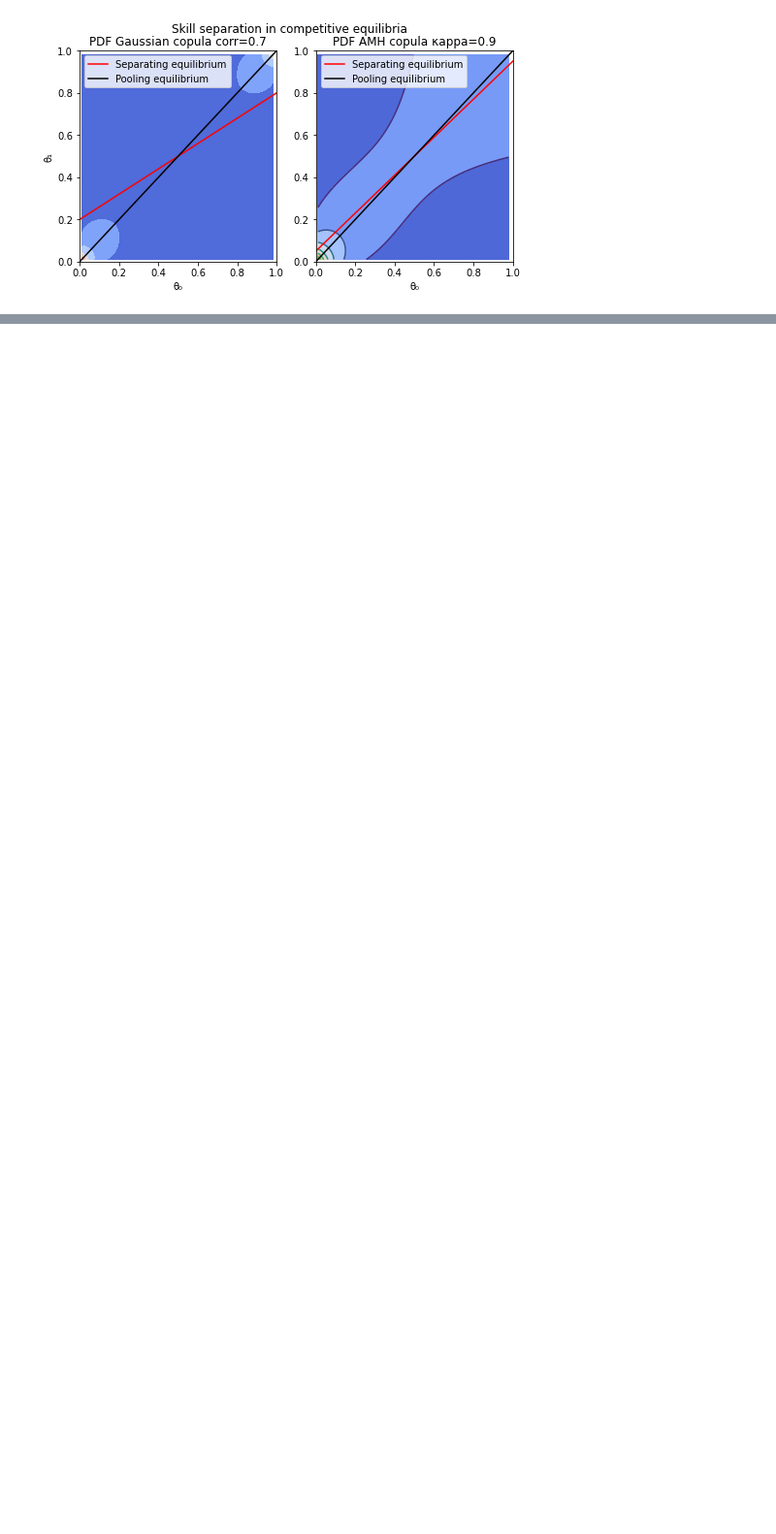
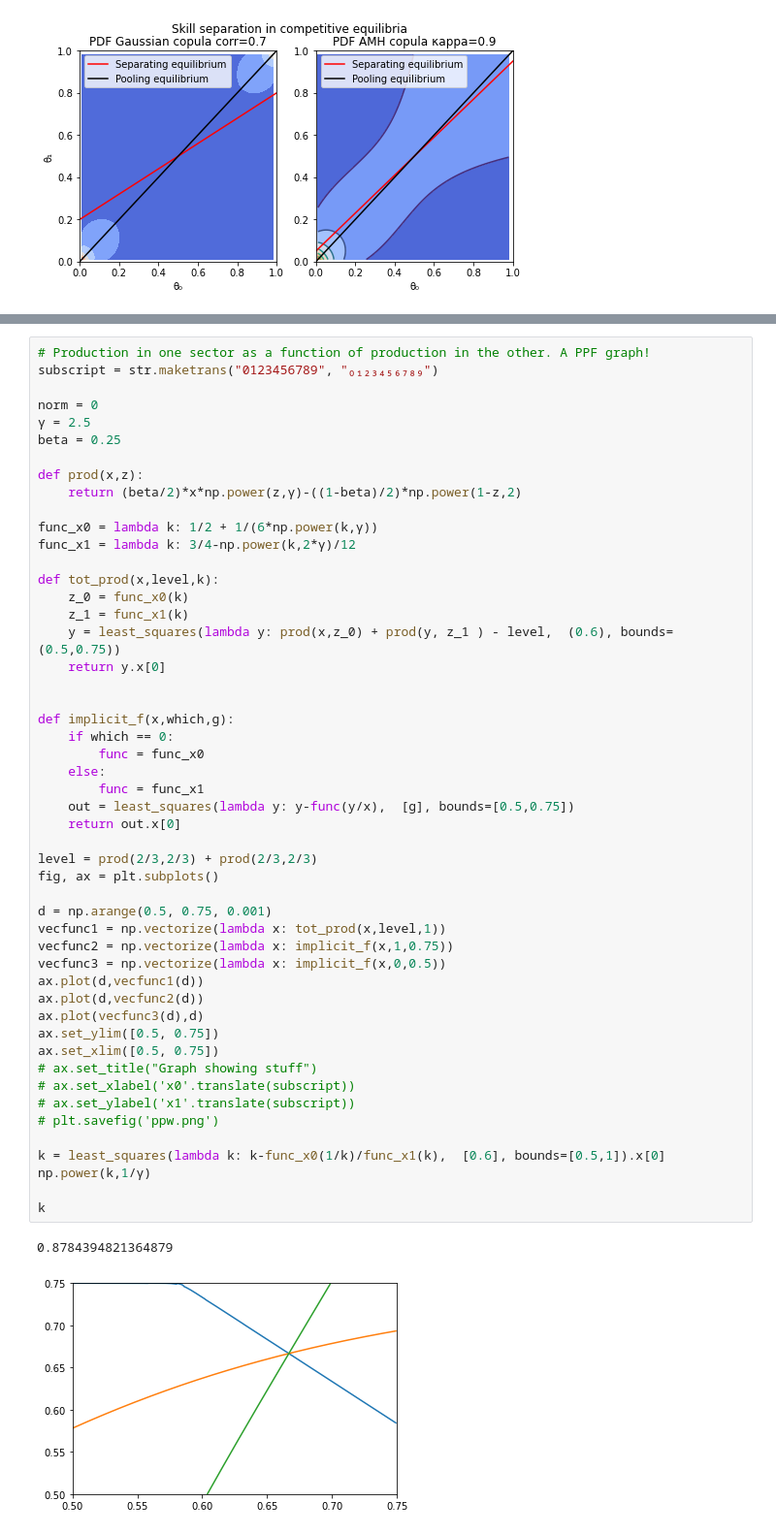
Before and after one commit to pwikman/general_equilibrium, a Jupyter notebook: calcs.ipynb, the cells around one changed output, grey strips where cells are left out. Shown: that part at 97% size. Drawn from its saved outputs; the diff is of its cells as text; blank space fills up the shorter version.

```diff
--- a/calcs.ipynb
+++ b/calcs.ipynb
@@ -299,3 +444,56 @@ plt.savefig('amheq.png')
+# %%
+# Production in one sector as a function of production in the other. A PPF graph!
+subscript = str.maketrans("0123456789", "₀₁₂₃₄₅₆₇₈₉")
+
+norm = 0
+γ = 2.5
+beta = 0.25
+
+def prod(x,z):
+    return (beta/2)*x*np.power(z,γ)-((1-beta)/2)*np.power(1-z,2)
+
+func_x0 = lambda k: 1/2 + 1/(6*np.power(k,γ))
+func_x1 = lambda k: 3/4-np.power(k,2*γ)/12
+
+def tot_prod(x,level,k):
+    z_0 = func_x0(k)
+    z_1 = func_x1(k)
+    y = least_squares(lambda y: prod(x,z_0) + prod(y, z_1 ) - level,  (0.6), bounds=(0.5,0.75))
+    return y.x[0]
+
+
+def implicit_f(x,which,g):
+    if which == 0:
+        func = func_x0
+    else:
+        func = func_x1
+    out = least_squares(lambda y: y-func(y/x),  [g], bounds=[0.5,0.75])
+    return out.x[0]
+
+level = prod(2/3,2/3) + prod(2/3,2/3)
+fig, ax = plt.subplots()
+
+d = np.arange(0.5, 0.75, 0.001)
+vecfunc1 = np.vectorize(lambda x: tot_prod(x,level,1))
+vecfunc2 = np.vectorize(lambda x: implicit_f(x,1,0.75))
+vecfunc3 = np.vectorize(lambda x: implicit_f(x,0,0.5))
+ax.plot(d,vecfunc1(d))
+ax.plot(d,vecfunc2(d))
+ax.plot(vecfunc3(d),d)
+ax.set_ylim([0.5, 0.75])
+ax.set_xlim([0.5, 0.75])
+# ax.set_title("Graph showing stuff")
+# ax.set_xlabel('x0'.translate(subscript))
+# ax.set_ylabel('x1'.translate(subscript))
+# plt.savefig('ppw.png')
+
+k = least_squares(lambda k: k-func_x0(1/k)/func_x1(k),  [0.6], bounds=[0.5,1]).x[0]
+np.power(k,1/γ)
+
+k
+# %% [output]
+0.8784394821364879
+[figure, added]
 # %%
 # Equilibrium inexistance calculations
 b=0.29
```
Also changed, not shown: parts of 7 cells of this notebook, 2 other files.
